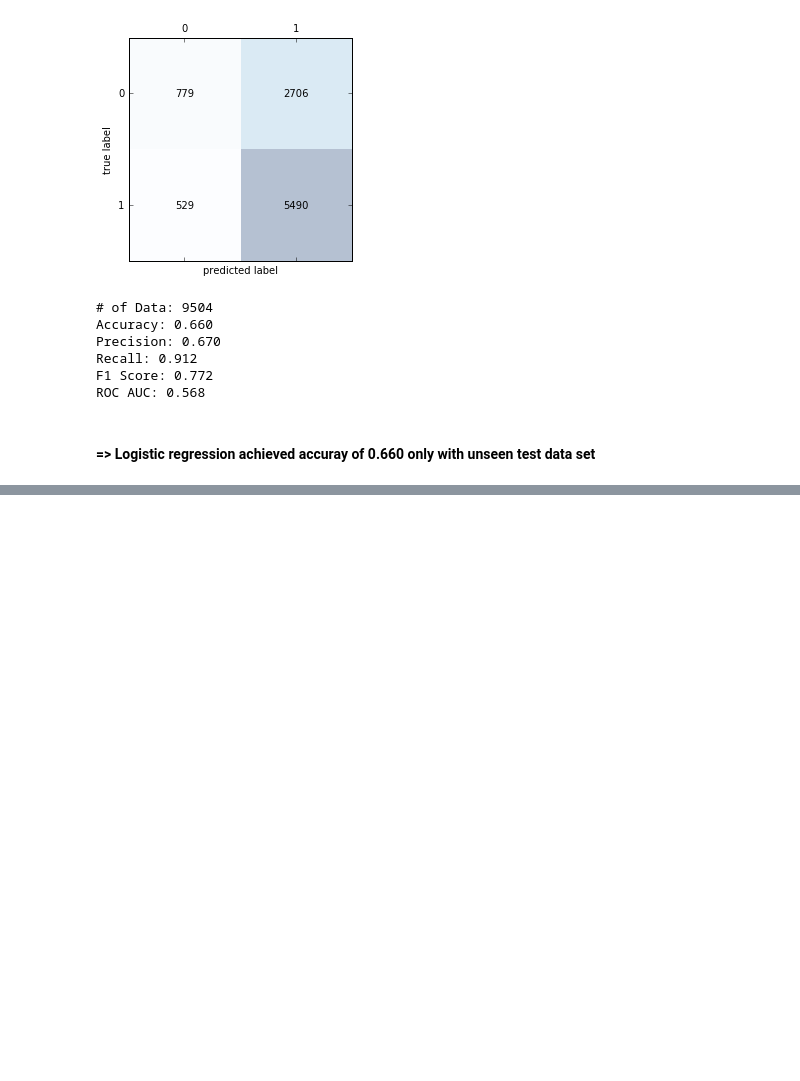
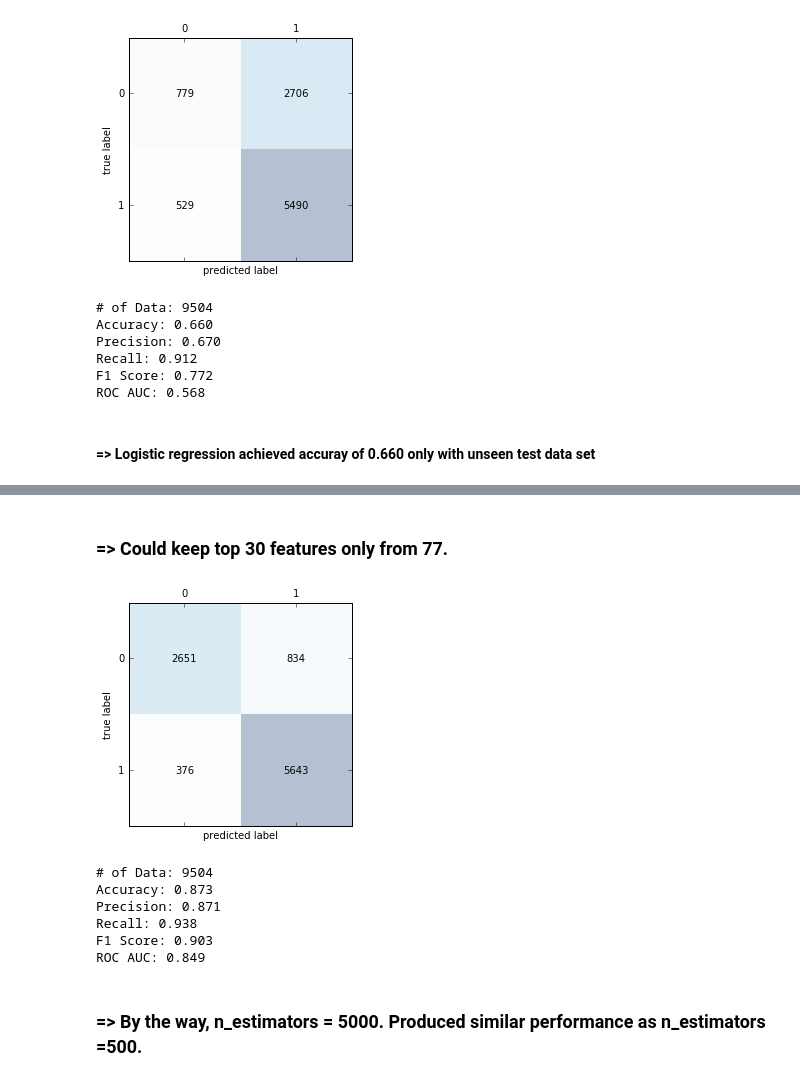
Before and after one commit to lewjae/On-Time-Flights-Arrival-Classifier, a Jupyter notebook: OnTimeClassifier.ipynb, the cells around one changed output, grey strips where cells are left out. Cells and saved outputs as stored; diff of their text form; code cells hidden in the pictures; blank space fills up the shorter version.

```diff
--- a/OnTimeClassifier.ipynb
+++ b/OnTimeClassifier.ipynb
@@ -562,0 +600,18 @@ ROC AUC: 0.568
+# %% [markdown]
+### => Could keep top 30 features only from 77.
+# %%
+rfc5000.fit(X_test,y_test)
+y_pred = rfc5000.predict(X_test)
+
+show_confusion_matrix(y_test,y_pred)
+display_scores(y_test,y_pred)
+# %% [output]
+[figure, added]
+# of Data: 9504
+Accuracy: 0.873
+Precision: 0.871
+Recall: 0.938
+F1 Score: 0.903
+ROC AUC: 0.849
+# %% [markdown]
+### => By the way, n_estimators = 5000. Produced similar performance as n_estimators =500.
```
Also changed, not shown: parts of 2 cells of this notebook.
